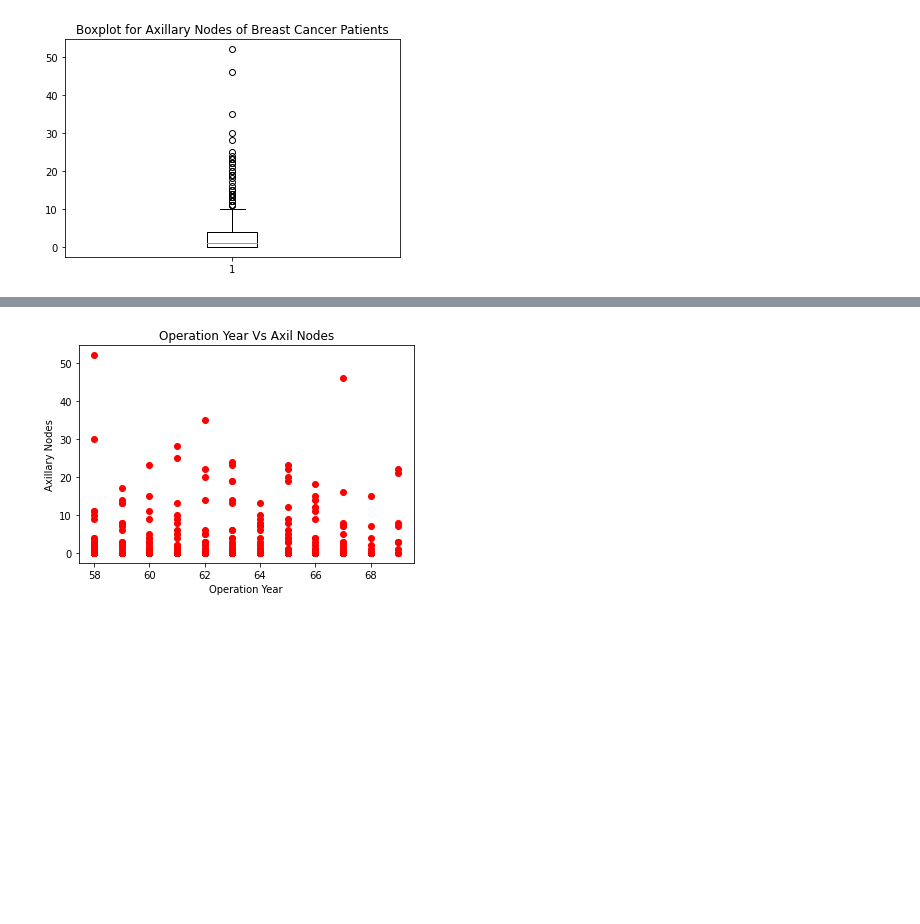
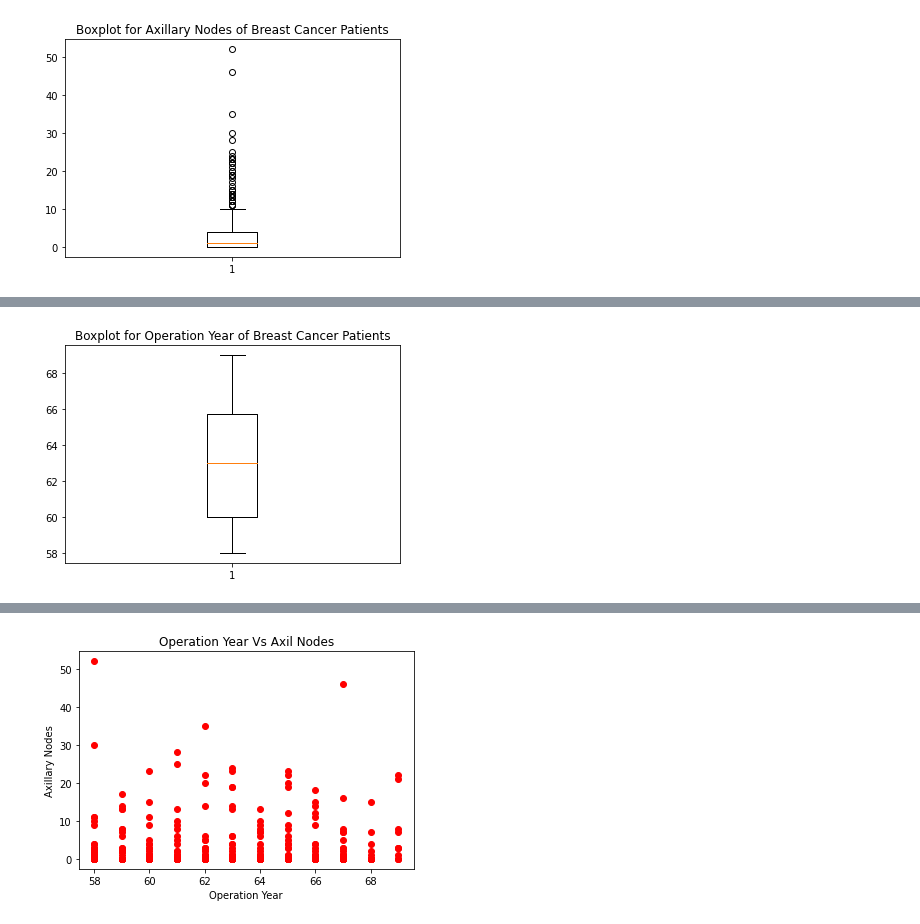
Before and after one commit to mmisobuj/Data-Science-with-Python, a Jupyter notebook: 02.Descriptive-Statistics-with-Python/Python-Descriptive-Statistics-1.ipynb, the cells around one changed output, grey strips where cells are left out. Cells and saved outputs as stored; diff of their text form; code cells hidden in the pictures; blank space fills up the shorter version.

```diff
--- a/02.Descriptive-Statistics-with-Python/Python-Descriptive-Statistics-1.ipynb
+++ b/02.Descriptive-Statistics-with-Python/Python-Descriptive-Statistics-1.ipynb
@@ -51,0 +63,7 @@ Text(0.5, 1.0, 'Boxplot for Axillary Nodes of Breast Cancer Patients')
+# %%
+####Figure 6
+plt.boxplot(df.operation_year)
+plt.title('Boxplot for Operation Year of Breast Cancer Patients')
+plt.show()
+# %% [output]
+[figure, added]
```
Also changed, not shown: parts of 4 cells of this notebook, 1 other file.
